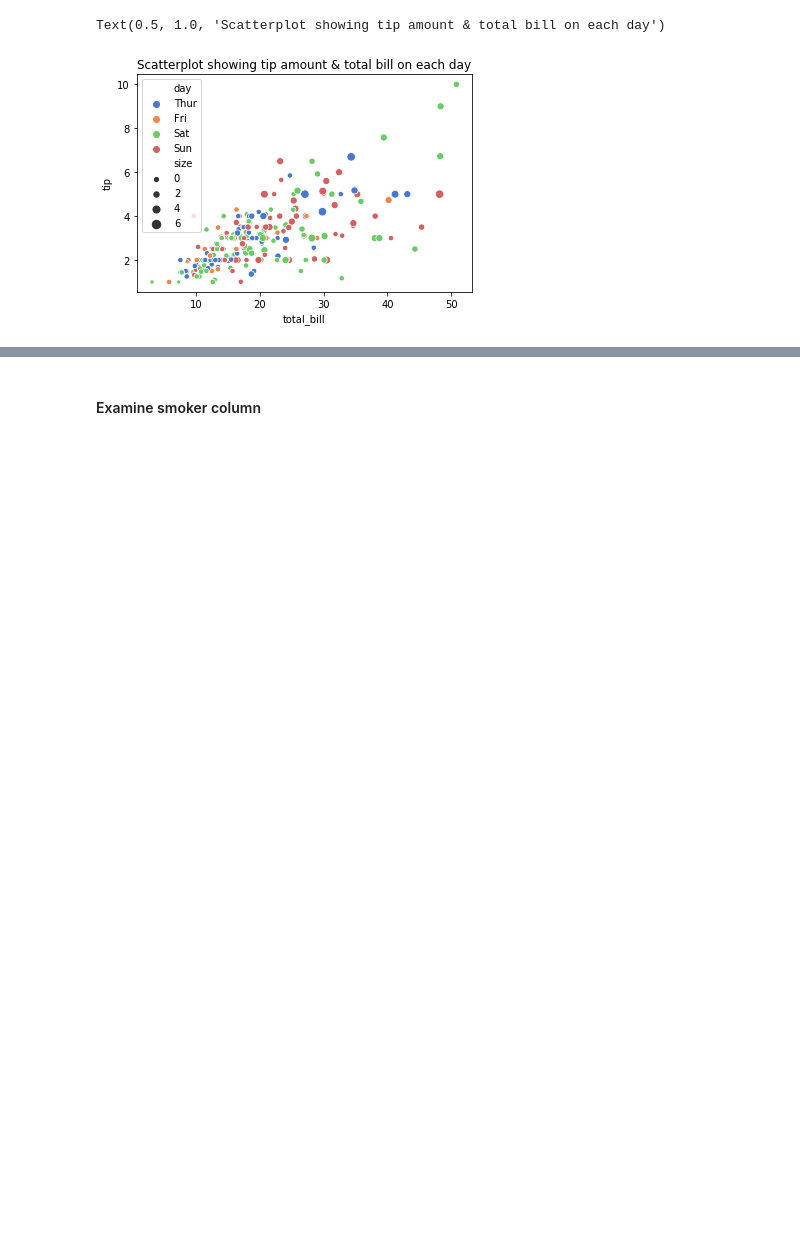
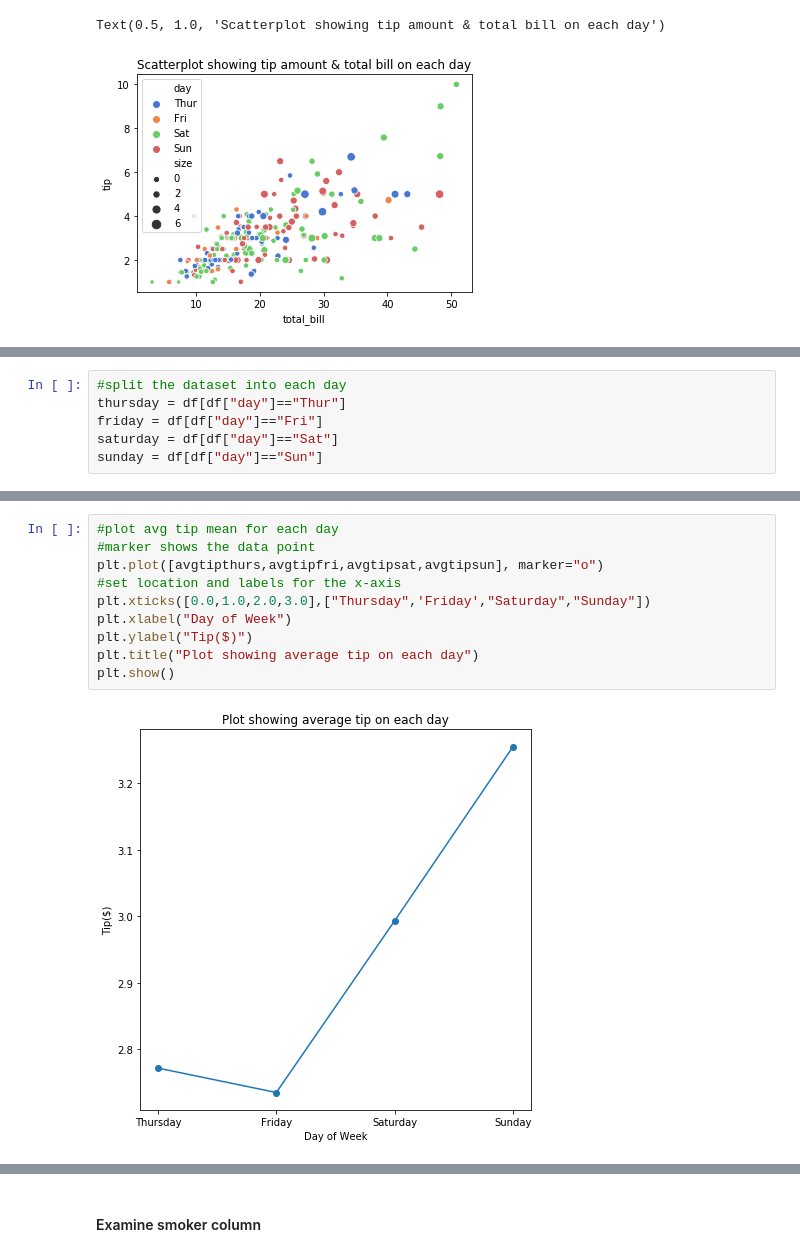
Before and after one commit to kevindooley/fundamentals-data-analysis-project, a Jupyter notebook: tips_dataset.ipynb, the cells around one changed output, grey strips where cells are left out. Saved outputs shown, nothing was run; the diff lists cells and outputs as text; blank space fills up the shorter version.

```diff
--- a/tips_dataset.ipynb
+++ b/tips_dataset.ipynb
@@ -210,0 +213,6 @@ It would appear that working on Saturday could be the best day to work for a tip
+# %%
+#split the dataset into each day
+thursday = df[df["day"]=="Thur"]
+friday = df[df["day"]=="Fri"]
+saturday = df[df["day"]=="Sat"]
+sunday = df[df["day"]=="Sun"]
@@ -210,0 +269,12 @@ It would appear that working on Saturday could be the best day to work for a tip
+# %%
+#plot avg tip mean for each day
+#marker shows the data point
+plt.plot([avgtipthurs,avgtipfri,avgtipsat,avgtipsun], marker="o")
+#set location and labels for the x-axis
+plt.xticks([0.0,1.0,2.0,3.0],["Thursday",'Friday',"Saturday","Sunday"])
+plt.xlabel("Day of Week")
+plt.ylabel("Tip($)")
+plt.title("Plot showing average tip on each day")
+plt.show()
+# %% [output]
+[figure, added]
```
Also changed, not shown: parts of 9 cells of this notebook, 1 other file.
